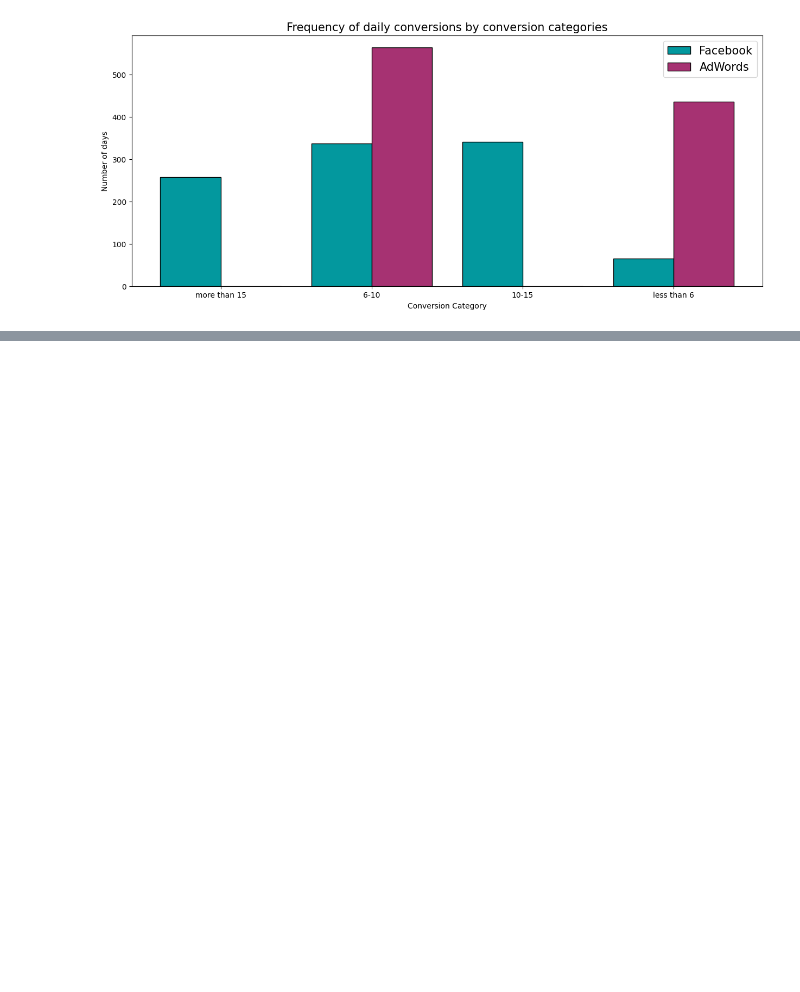
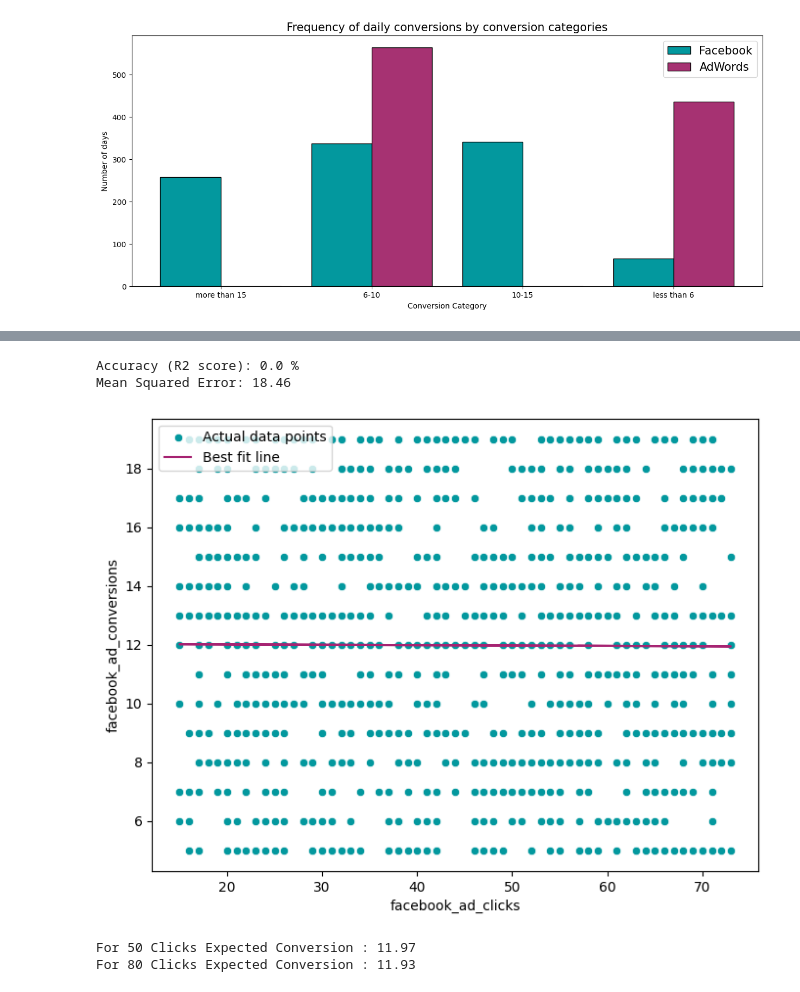
Before and after one commit to prashanth-ds-ml/A-B-testing-playbook, a Jupyter notebook: notebooks/P1_ab_testing.ipynb, the cells around one changed output, grey strips where cells are left out. Saved outputs shown, nothing was run; the diff lists cells and outputs as text; code cells hidden in the pictures; blank space fills up the shorter version.

```diff
--- a/notebooks/P1_ab_testing.ipynb
+++ b/notebooks/P1_ab_testing.ipynb
@@ -221,0 +290,29 @@ plt.show()
+# %%
+X = df[['facebook_ad_clicks']]
+y = df[['facebook_ad_conversions']]
+
+reg_model = LinearRegression()
+reg_model.fit(X,y)
+prediction = reg_model.predict(X)
+
+r2 = r2_score(y,prediction) * 100
+mse = mean_squared_error(y,prediction)
+print('Accuracy (R2 score):', round(r2,2), '%')
+print('Mean Squared Error:', round(mse,2))
+# %% [output]
+Accuracy (R2 score): 0.0 %
+Mean Squared Error: 18.46
+# %%
+plt.figure(figsize=(8,6))
+sns.scatterplot(x = df['facebook_ad_clicks'], y = df['facebook_ad_conversions'], color = '#03989E',label = 'Actual data points')
+plt.plot(df['facebook_ad_clicks'], prediction, color = '#A62372', label = 'Best fit line')
+plt.legend()
+plt.show()
+# %% [output]
+[figure, added]
+# %%
+print(f'For {50} Clicks Expected Conversion : {round(reg_model.predict([[50]])[0][0],2)}')
+print(f'For {80} Clicks Expected Conversion : {round(reg_model.predict([[80]])[0][0],2)}')
+# %% [output]
+For 50 Clicks Expected Conversion : 11.97
+For 80 Clicks Expected Conversion : 11.93
```
Also changed, not shown: parts of 9 cells of this notebook.
